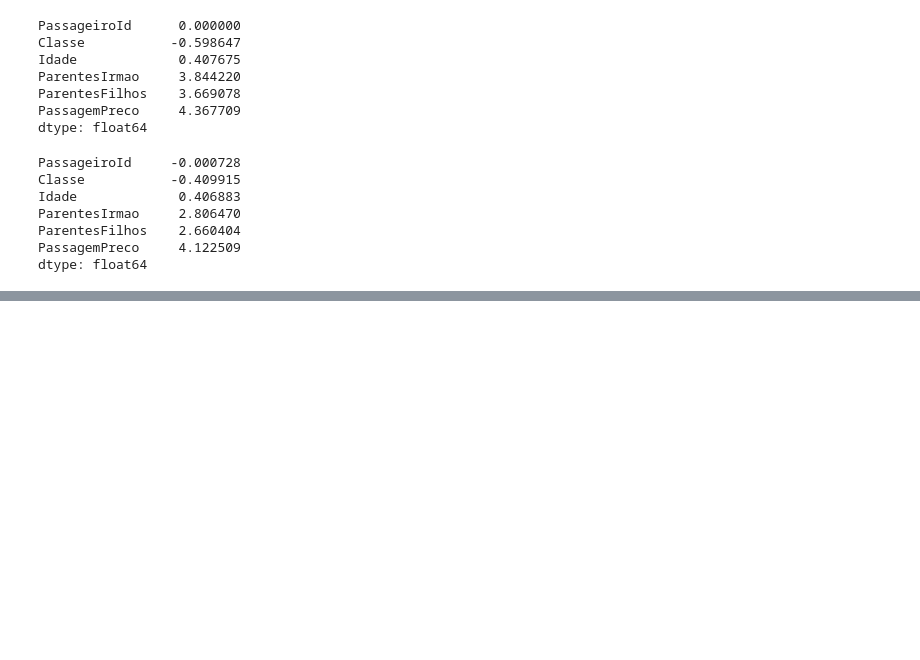
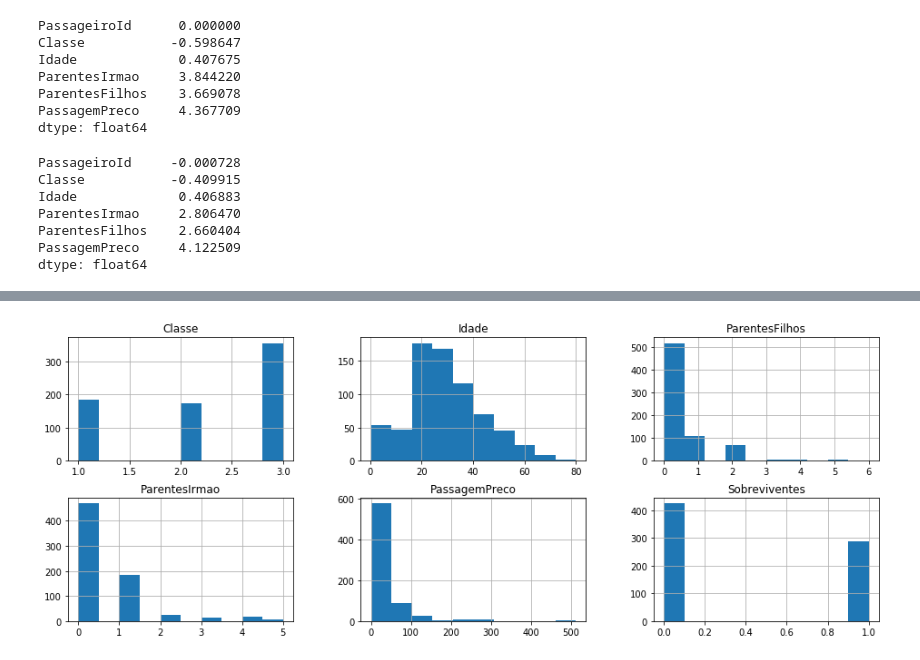
Before and after one commit to silvanopessoa/titanic, a Jupyter notebook: titanic-datamunging.ipynb, the cells around one changed output, grey strips where cells are left out. Drawn from its saved outputs; the diff is of its cells as text; code cells hidden in the pictures; blank space fills up the shorter version.

```diff
--- a/titanic-datamunging.ipynb
+++ b/titanic-datamunging.ipynb
@@ -991,0 +1013,5 @@ dtype: float64
+# %%
+train_dropna[colunasGraficos].hist(layout = (3,3))
+plt.show()
+# %% [output]
+[figure, added]
```
Also changed, not shown: parts of 15 cells of this notebook, 1 other file.
